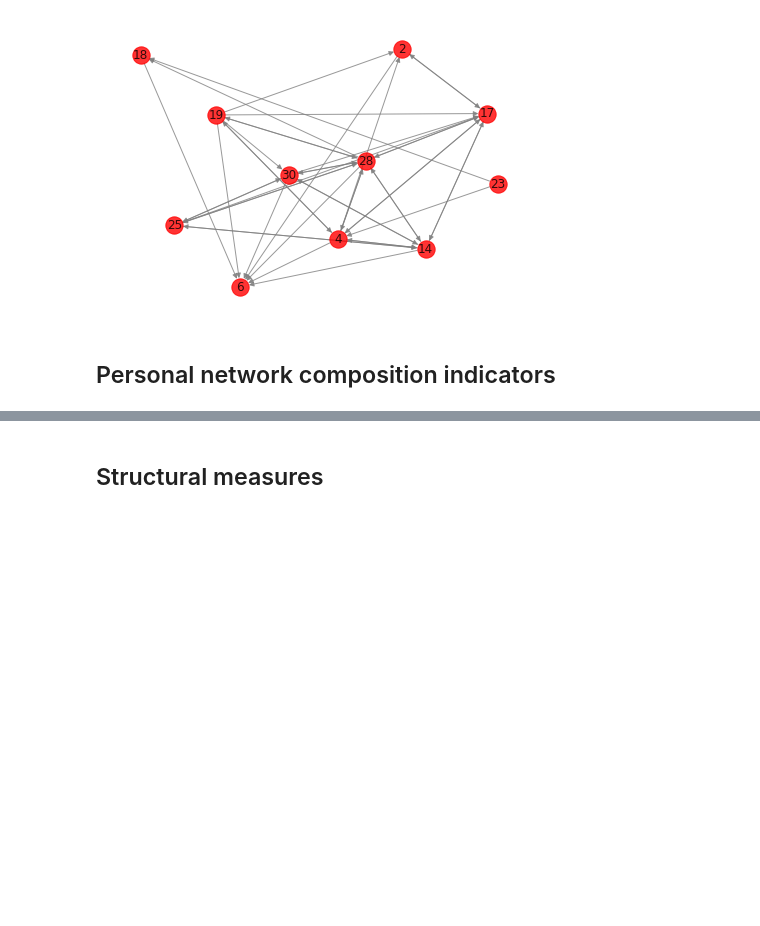
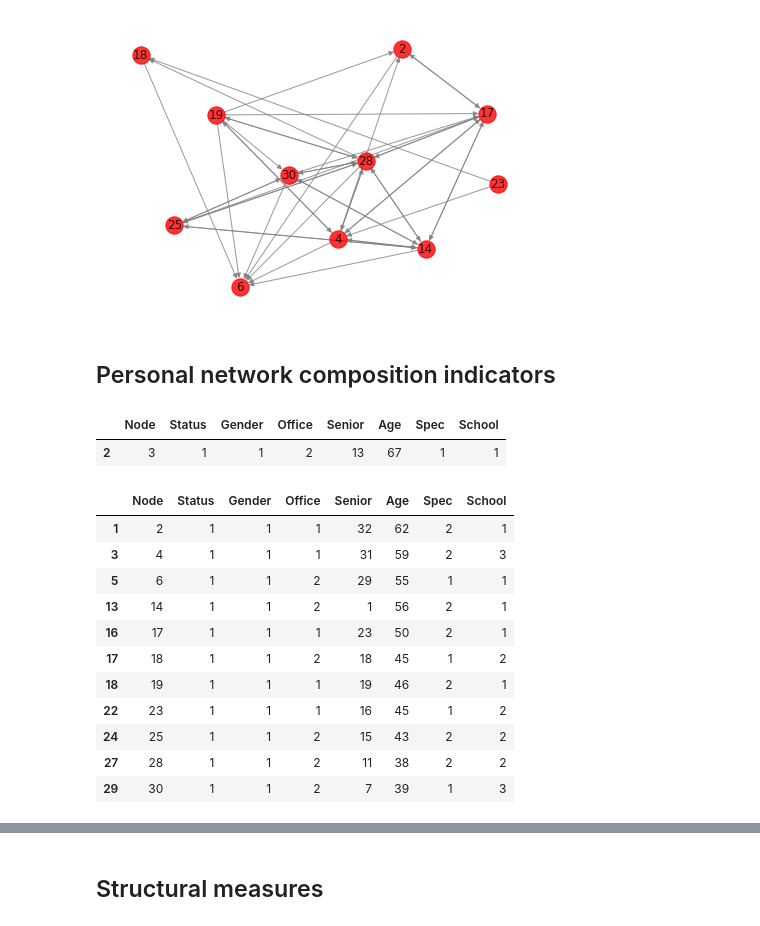
Before and after one commit to ARKEnsae/DM_Analyse_Reseaux, a Jupyter notebook: CC3/Exos_24Feb2021_KA.ipynb, the cells around one changed output, grey strips where cells are left out. Drawn from its saved outputs; the diff is of its cells as text; code cells hidden in the pictures; blank space fills up the shorter version.

```diff
--- a/CC3/Exos_24Feb2021_KA.ipynb
+++ b/CC3/Exos_24Feb2021_KA.ipynb
@@ -701,6 +685,30 @@ plt.show()
 [figure]
 # %% [markdown]
 ## Personal network composition indicators
+# %%
+# Select ego
+ego = nodes[nodes.Node== num_ego]
+ego
+# %% [output]
+|  | Node | Status | Gender | Office | Senior | Age | Spec | School |
+| 2 | 3 | 1 | 1 | 2 | 13 | 67 | 1 | 1 |
+# %%
+# Select alters
+alters = nodes[nodes['Node'].isin(list(EgoGraph_noEgo.nodes()))]
+alters
+# %% [output]
+|  | Node | Status | Gender | Office | Senior | Age | Spec | School |
+| 1 | 2 | 1 | 1 | 1 | 32 | 62 | 2 | 1 |
+| 3 | 4 | 1 | 1 | 1 | 31 | 59 | 2 | 3 |
+| 5 | 6 | 1 | 1 | 2 | 29 | 55 | 1 | 1 |
+| 13 | 14 | 1 | 1 | 2 | 1 | 56 | 2 | 1 |
+| 16 | 17 | 1 | 1 | 1 | 23 | 50 | 2 | 1 |
+| 17 | 18 | 1 | 1 | 2 | 18 | 45 | 1 | 2 |
+| 18 | 19 | 1 | 1 | 1 | 19 | 46 | 2 | 1 |
+| 22 | 23 | 1 | 1 | 1 | 16 | 45 | 1 | 2 |
+| 24 | 25 | 1 | 1 | 2 | 15 | 43 | 2 | 2 |
+| 27 | 28 | 1 | 1 | 2 | 11 | 38 | 2 | 2 |
+| 29 | 30 | 1 | 1 | 2 | 7 | 39 | 1 | 3 |
 # %% [markdown]
 Variables quantitatives : distribution de la variable.
 
```
Also changed, not shown: parts of 17 cells of this notebook.
